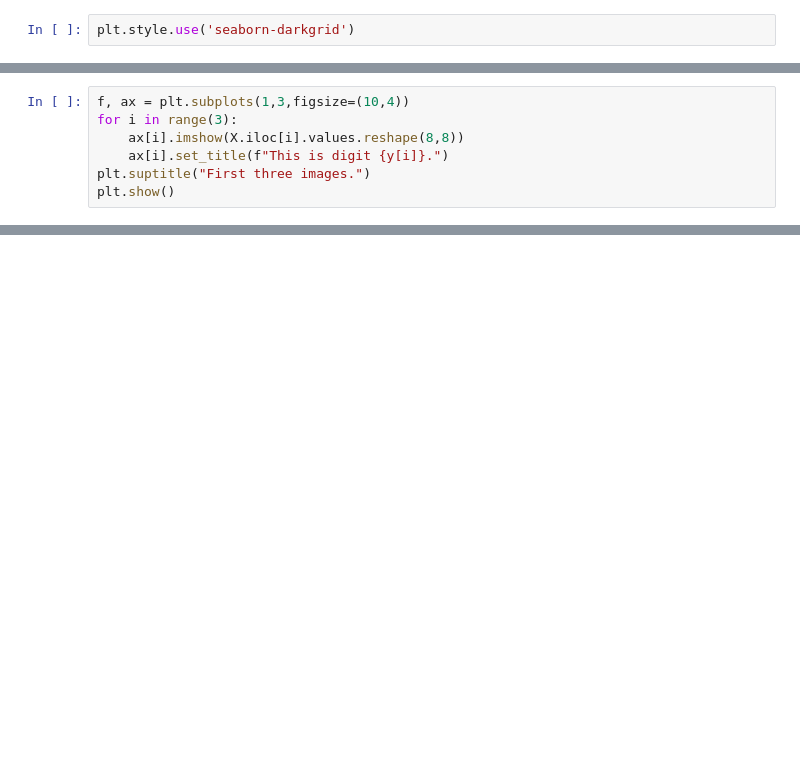
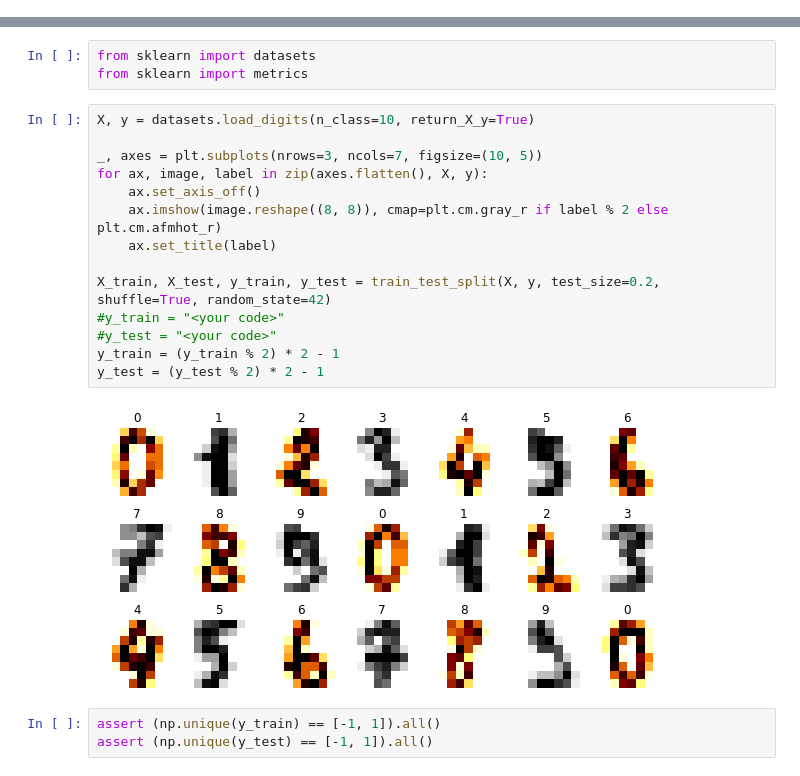
Before and after one commit to ostrowsky/ml-intro, a Jupyter notebook: 5_classification_linear_knn/hw_classification.ipynb, the cells around one changed output, grey strips where cells are left out. Cells and saved outputs as stored; diff of their text form; blank space fills up the shorter version.

```diff
--- a/5_classification_linear_knn/hw_classification.ipynb
+++ b/5_classification_linear_knn/hw_classification.ipynb
@@ -23,2 +0,0 @@ from sklearn.datasets import make_classification, load_wine, load_breast_cancer,
-# %%
-plt.style.use('seaborn-darkgrid')
@@ -312,7 +0,0 @@ X = (X>10).astype(int)
-# %%
-f, ax = plt.subplots(1,3,figsize=(10,4))
-for i in range(3):
-    ax[i].imshow(X.iloc[i].values.reshape(8,8))
-    ax[i].set_title(f"This is digit {y[i]}.")
-plt.suptitle("First three images.")
-plt.show()
@@ -419,0 +137,22 @@ https://www.kaggle.com/anthonypino/melbourne-housing-market
+# %%
+from sklearn import datasets
+from sklearn import metrics
+# %%
+X, y = datasets.load_digits(n_class=10, return_X_y=True)
+
+_, axes = plt.subplots(nrows=3, ncols=7, figsize=(10, 5))
+for ax, image, label in zip(axes.flatten(), X, y):
+    ax.set_axis_off()
+    ax.imshow(image.reshape((8, 8)), cmap=plt.cm.gray_r if label % 2 else plt.cm.afmhot_r)
+    ax.set_title(label)
+
+X_train, X_test, y_train, y_test = train_test_split(X, y, test_size=0.2, shuffle=True, random_state=42)
+#y_train = "<your code>"
+#y_test = "<your code>"
+y_train = (y_train % 2) * 2 - 1
+y_test = (y_test % 2) * 2 - 1
+# %% [output]
+[figure, added]
+# %%
+assert (np.unique(y_train) == [-1, 1]).all()
+assert (np.unique(y_test) == [-1, 1]).all()
```
Also changed, not shown: parts of 161 cells of this notebook.
